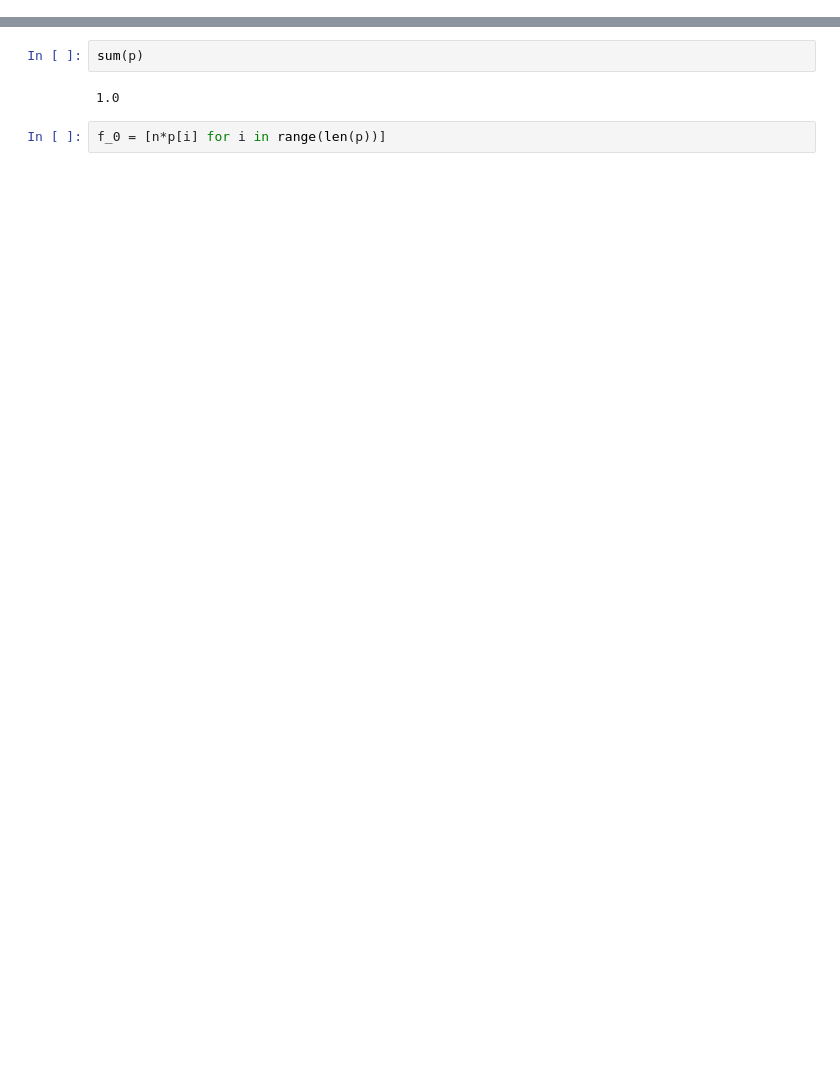
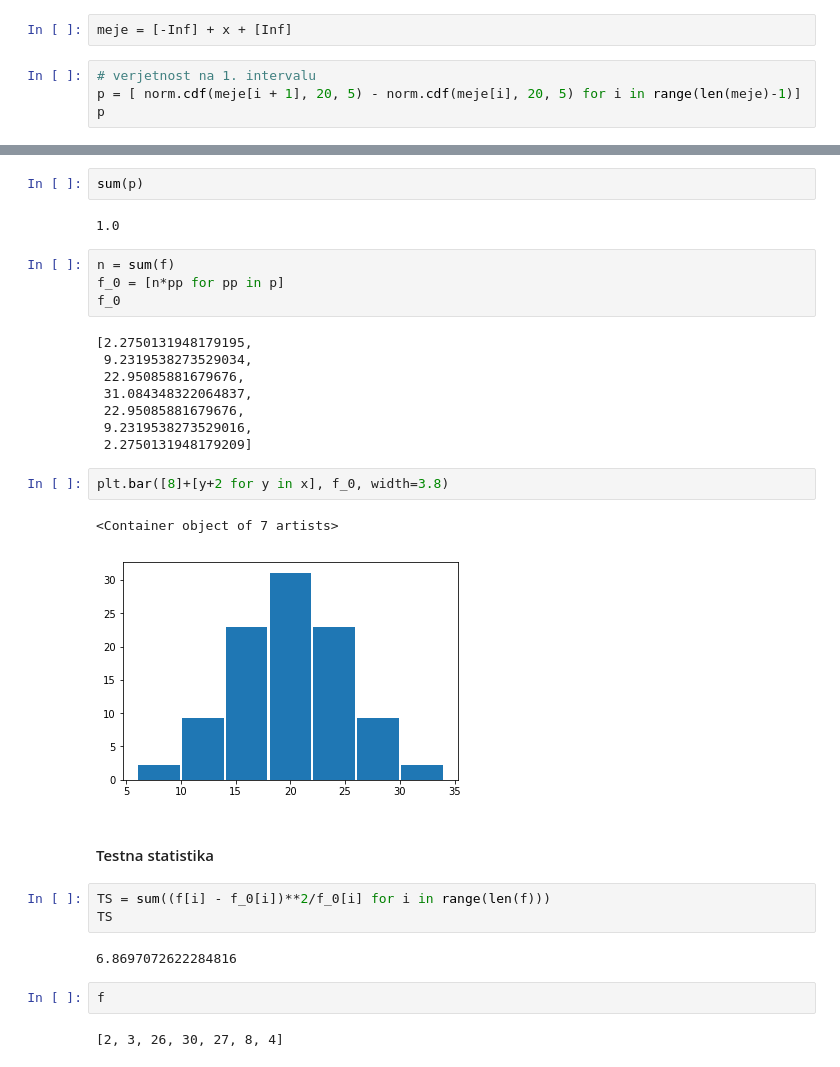
Before and after one commit to mrcinv/ovs.py, a Jupyter notebook: Testiranje domnev.ipynb, the cells around one changed output, grey strips where cells are left out. Drawn from its saved outputs; the diff is of its cells as text; blank space fills up the shorter version.

```diff
--- a/Testiranje domnev.ipynb
+++ b/Testiranje domnev.ipynb
@@ -248,0 +296,6 @@ p
+# %%
+meje = [-Inf] + x + [Inf]
+# %%
+# verjetnost na 1. intervalu
+p = [ norm.cdf(meje[i + 1], 20, 5) - norm.cdf(meje[i], 20, 5) for i in range(len(meje)-1)]
+p
@@ -250,8 +311,34 @@ p
 sum(p)
 # %% [output]
 1.0
+# %%
+n = sum(f)
+f_0 = [n*pp for pp in p]
+f_0
+# %% [output]
+[2.2750131948179195,
+ 9.2319538273529034,
+ 22.95085881679676,
+ 31.084348322064837,
+ 22.95085881679676,
+ 9.2319538273529016,
+ 2.2750131948179209]
+# %%
+plt.bar([8]+[y+2 for y in x], f_0, width=3.8)
+# %% [output]
+<Container object of 7 artists>
+[figure, added]
+# %% [markdown]
+#### Testna statistika
 # %%
-f_0 = [n*p[i] for i in range(len(p))]
+TS = sum((f[i] - f_0[i])**2/f_0[i] for i in range(len(f)))
+TS
+# %% [output]
+6.8697072622284816
+# %%
+f
+# %% [output]
+[2, 3, 26, 30, 27, 8, 4]
 # %%
 f_0
 # %% [output]
```
Also changed, not shown: parts of 48 cells of this notebook.
